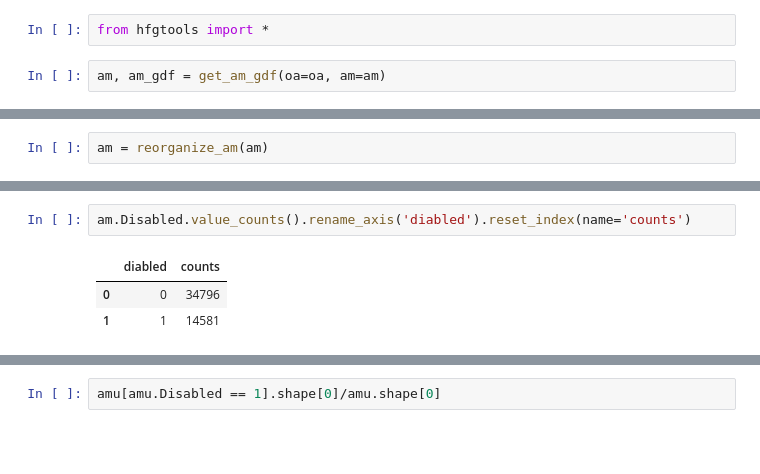
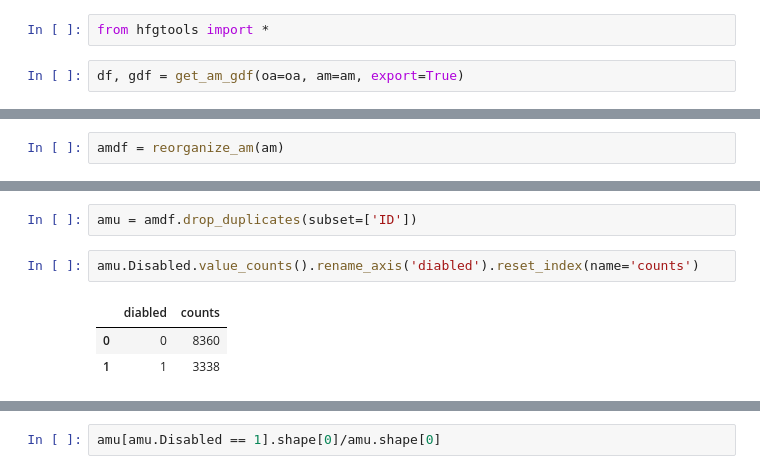
Before and after one commit to dongmeic/LCOG_support, a Jupyter notebook: Lane/hfg_demographic_analysis.ipynb, the cells around one changed output, grey strips where cells are left out. Cells and saved outputs as stored; diff of their text form; blank space fills up the shorter version.

```diff
--- a/Lane/hfg_demographic_analysis.ipynb
+++ b/Lane/hfg_demographic_analysis.ipynb
@@ -4,5 +4,5 @@
 # %%
 from hfgtools import *
 # %%
-am, am_gdf = get_am_gdf(oa=oa, am=am)
+df, gdf = get_am_gdf(oa=oa, am=am, export=True)
 # %%
@@ -16,2 +22,2 @@ Index(['KeyMember', 'KeyApplication', 'NameLast', 'NameMiddle', 'NameFirst',
 # %%
-am = reorganize_am(am)
+amdf = reorganize_am(am)
@@ -61,6 +24,8 @@ am.loc[am.KeyApplication==oa.KeyApplication.unique()[1],]
+# %%
+amu = amdf.drop_duplicates(subset=['ID'])
 # %%
-am.Disabled.value_counts().rename_axis('diabled').reset_index(name='counts')
+amu.Disabled.value_counts().rename_axis('diabled').reset_index(name='counts')
 # %% [output]
 |  | diabled | counts |
-| 0 | 0 | 34796 |
-| 1 | 1 | 14581 |
+| 0 | 0 | 8360 |
+| 1 | 1 | 3338 |
```
Also changed, not shown: parts of 35 cells of this notebook, 2 other files.
